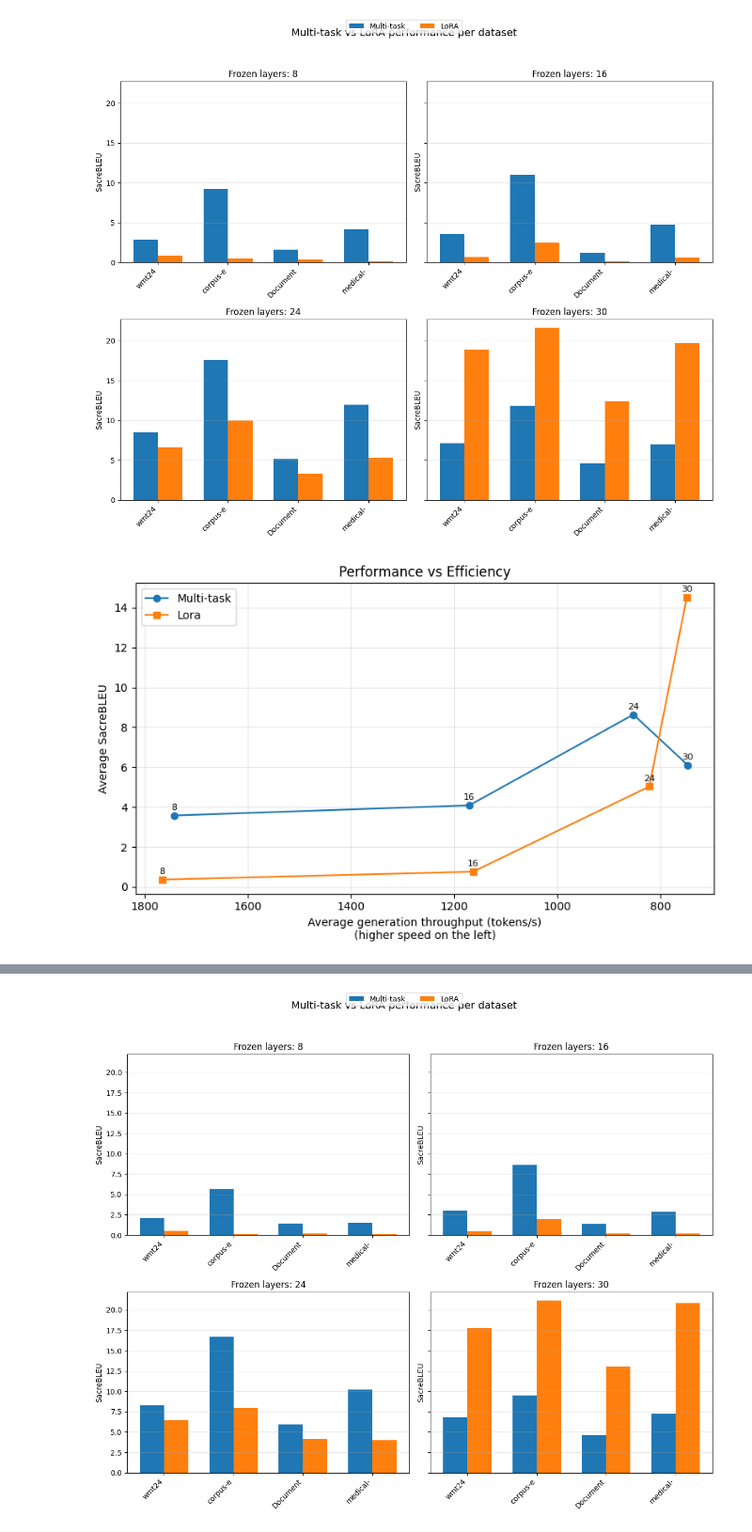
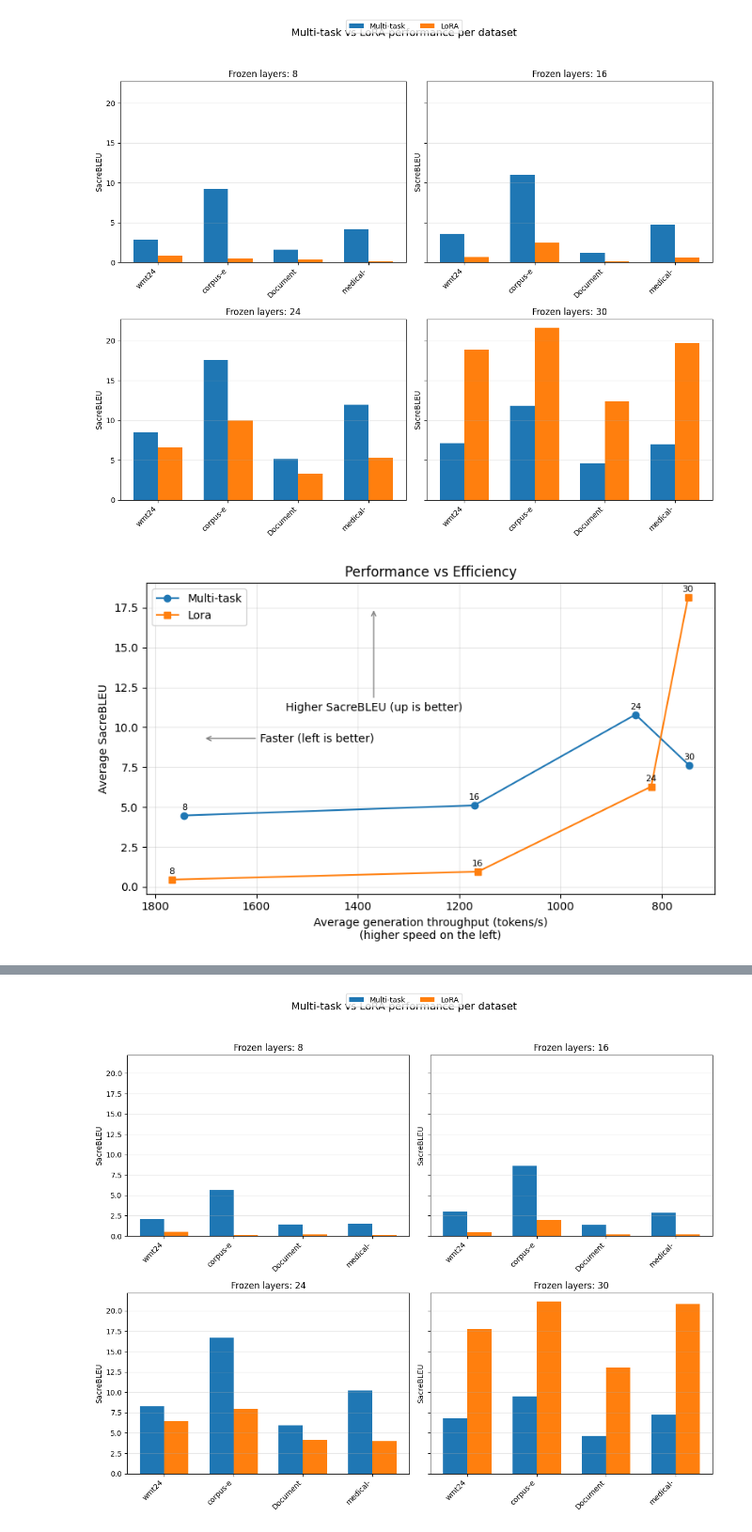
Before and after one commit to leobitz/en-es, a Jupyter notebook: process-results.ipynb, the cells around one changed output, grey strips where cells are left out. Shown at 94% size. Cells and saved outputs as stored; diff of their text form; code cells hidden in the pictures.

```diff
--- a/process-results.ipynb
+++ b/process-results.ipynb
@@ -70,7 +70,7 @@ for frozen_layers in [6, 14, 22, 28]:
     frozen_layers = frozen_layers + 2
     results['multi-task'][frozen_layers]= {}
     for dataset_name in vals.keys():
-        if 'scientific_papers_en_es' in dataset_name:
+        if 'scientific_papers_en_es' in dataset_name or 'all' in dataset_name:
             continue
         results['multi-task'][frozen_layers][dataset_name] = vals[dataset_name]['sacrebleu']
     results['multi-task'][frozen_layers]['average'] = sum(results['multi-task'][frozen_layers].values()) / len(results['multi-task'][frozen_layers])
@@ -90,7 +90,7 @@ for frozen_layers in [8, 16, 24, 30]:
     vals = json.loads(open(path, "r").read())
     results['lora'][frozen_layers]= {}
     for dataset_name in vals.keys():
-        if 'scientific_papers_en_es' in dataset_name:
+        if 'scientific_papers_en_es' in dataset_name or 'all' in dataset_name:
             continue
         results['lora'][frozen_layers][dataset_name] = vals[dataset_name]['sacrebleu']
     results['lora'][frozen_layers]['average'] = sum(results['lora'][frozen_layers].values()) / len(results['lora'][frozen_layers])
@@ -152,34 +152,42 @@ plt.show()
 plt.figure(figsize=(8, 5))
 
 styles = {"multi-task": {"color": "tab:blue", "marker": "o"},
           "lora": {"color": "tab:orange", "marker": "s"}}
 
 for method, style in styles.items():
     layers = sorted(results[method])
     throughputs, averages_plot, layer_labels = [], [], []
     for layer in layers:
         if layer not in speed[method]:
             continue
         throughputs.append(speed[method][layer])
         averages_plot.append(results[method][layer]["average"])
         layer_labels.append(layer)
 
     plt.plot(throughputs, averages_plot, label=method.capitalize(),
              marker=style["marker"], color=style["color"])
     for t, s, layer in zip(throughputs, averages_plot, layer_labels):
         plt.annotate(f"{layer}", (t, s), textcoords="offset points",
                      xytext=(0, 5), ha="center", fontsize=8)
 
+ax = plt.gca()
+ax.annotate("Faster (left is better)", xy=(0.1, 0.5), xytext=(0.3, 0.5),
+            xycoords="axes fraction", textcoords="axes fraction",
+            arrowprops=dict(arrowstyle="->", color="gray"), ha="center", va="center")
+ax.annotate("Higher SacreBLEU (up is better)", xy=(0.4, 0.92), xytext=(0.4, 0.6),
+            xycoords="axes fraction", textcoords="axes fraction",
+            arrowprops=dict(arrowstyle="->", color="gray"), ha="center", va="center")
+
 plt.gca().invert_xaxis()
 plt.title("Performance vs Efficiency")
 plt.xlabel("Average generation throughput (tokens/s)\n(higher speed on the left)")
 plt.ylabel("Average SacreBLEU")
 plt.grid(alpha=0.3)
 plt.legend()
 plt.tight_layout()
 plt.show()
 # %% [output]
-[figure, old version]
+[figure, new version]
 # %%
 aug_results = results
 # %%
```
Also changed, not shown: parts of 10 cells of this notebook, 4 other files.
